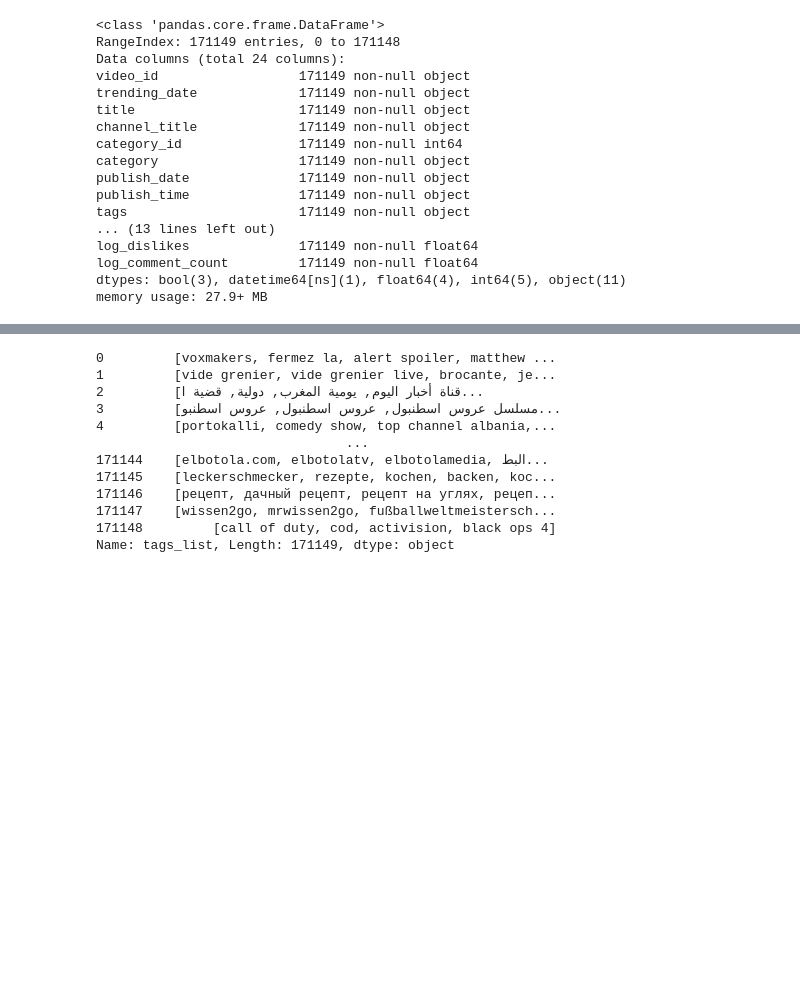
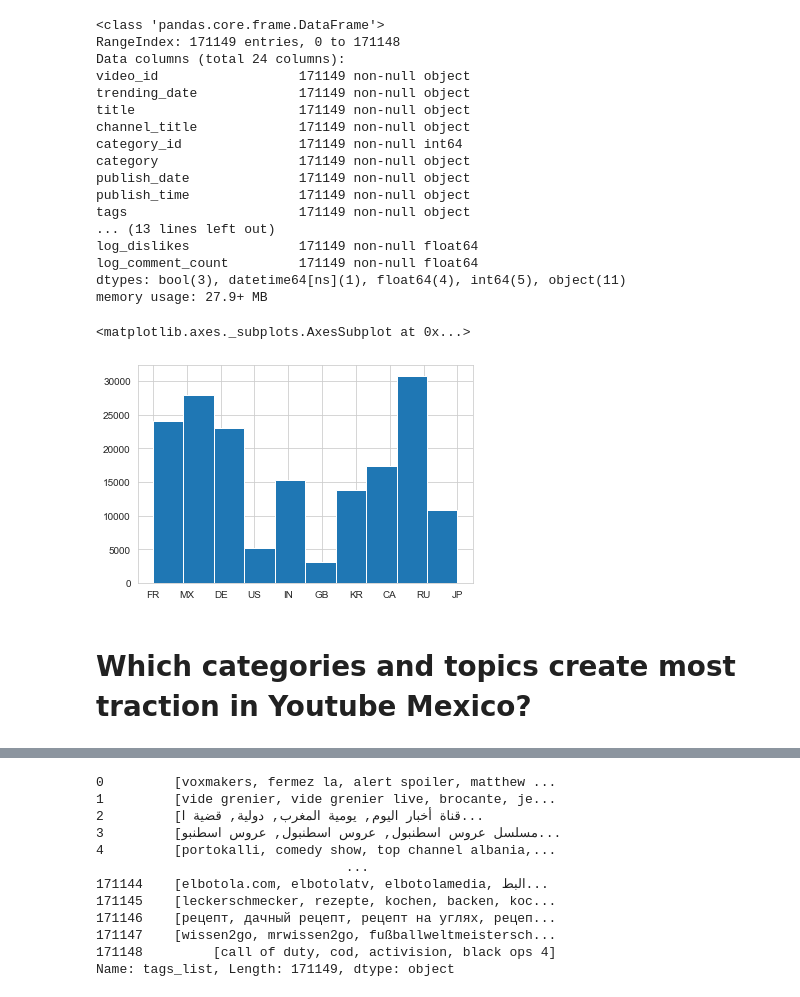
Before and after one commit to miguelgrisanti/YoutubeMXKeys, a Jupyter notebook: YoutubeRider.ipynb, the cells around one changed output, grey strips where cells are left out. Saved outputs shown, nothing was run; the diff lists cells and outputs as text; code cells hidden in the pictures; blank space fills up the shorter version.

```diff
--- a/YoutubeRider.ipynb
+++ b/YoutubeRider.ipynb
@@ -68,3 +77,10 @@ log_dislikes              171149 non-null float64
 log_comment_count         171149 non-null float64
 dtypes: bool(3), datetime64[ns](1), float64(4), int64(5), object(11)
 memory usage: 27.9+ MB
+# %%
+df['country'].hist()
+# %% [output]
+<matplotlib.axes._subplots.AxesSubplot at 0x...>
+[figure, added]
+# %% [markdown]
+# Which categories and topics create most traction in Youtube Mexico?
```
Also changed, not shown: parts of 80 cells of this notebook.
